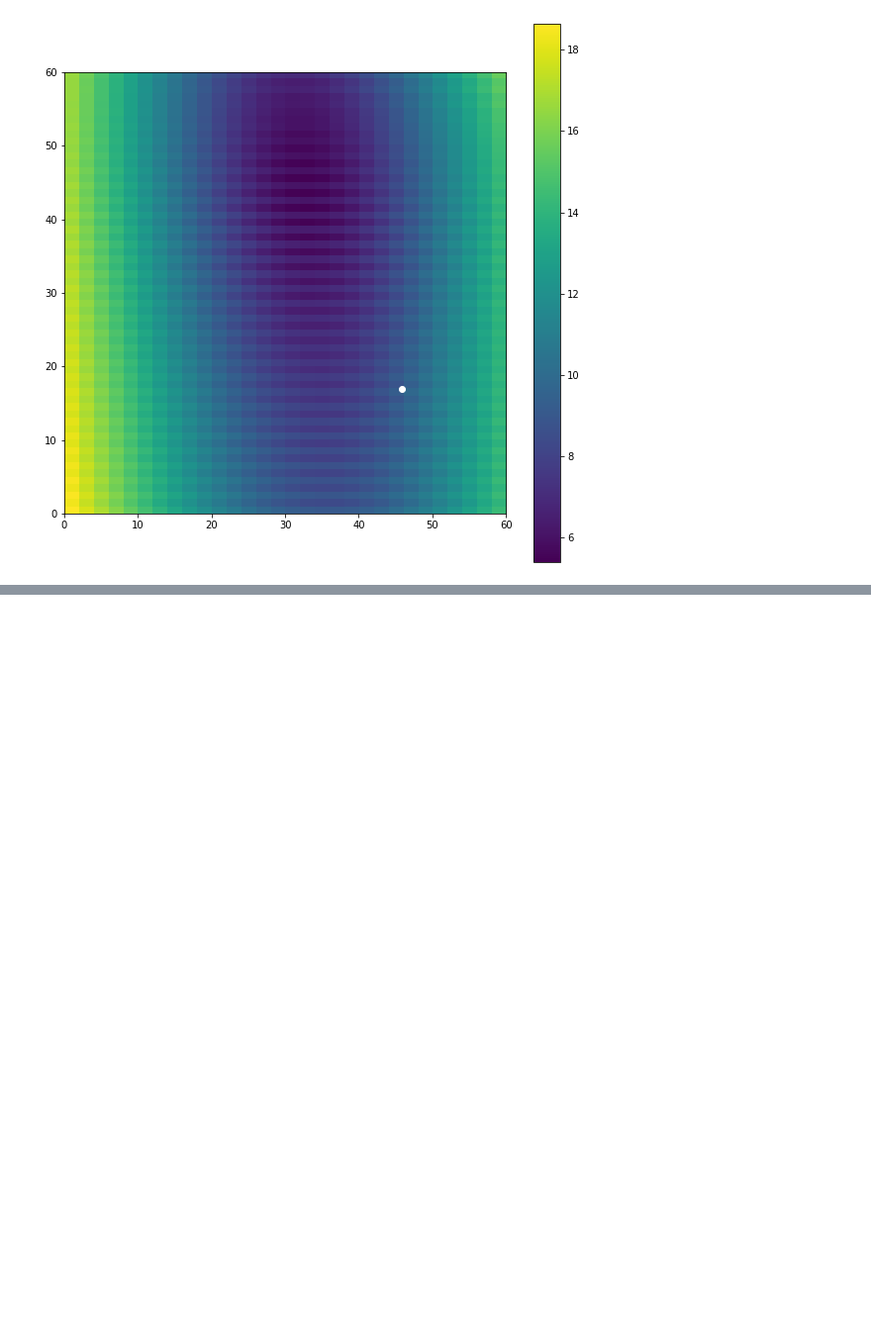
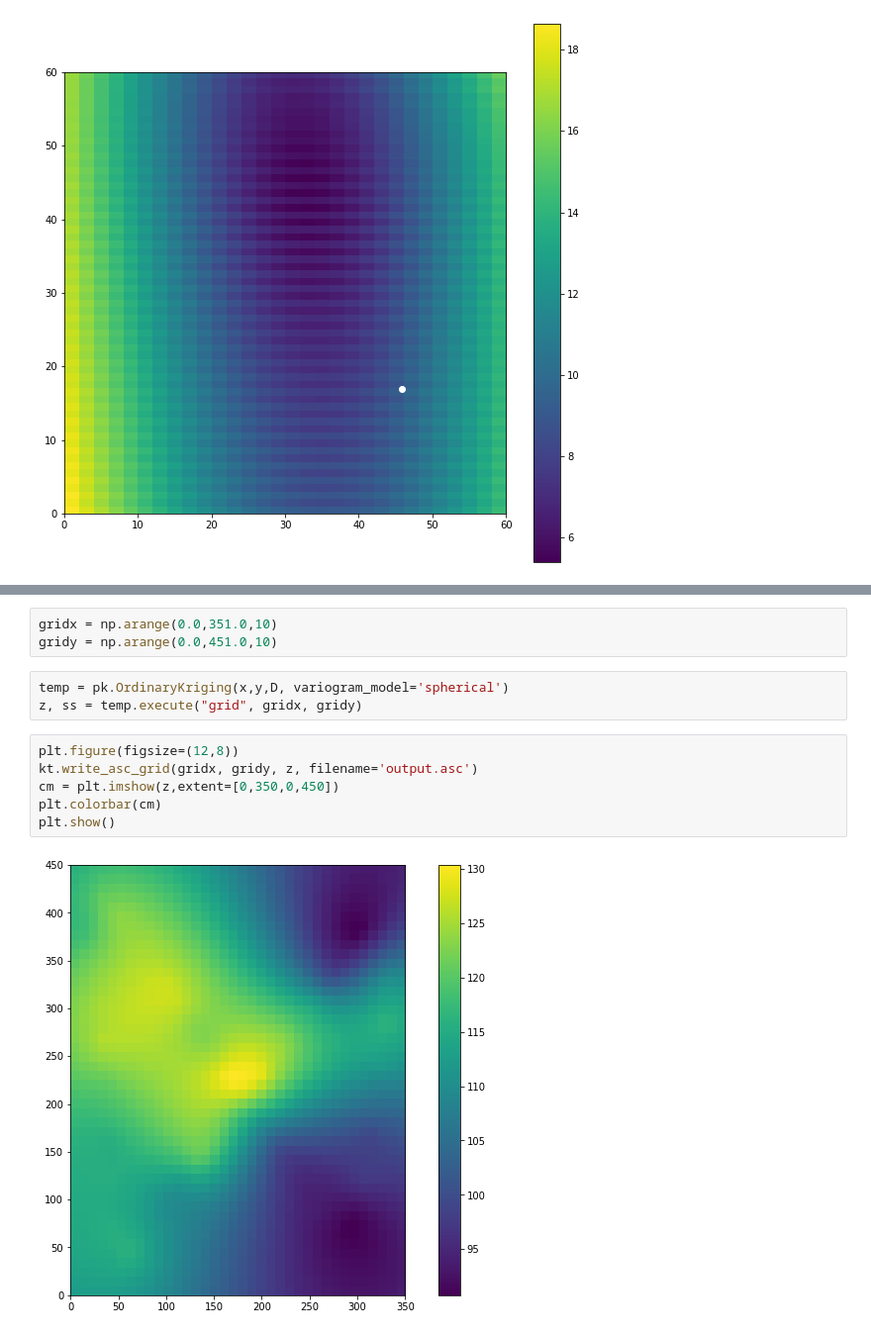
Before and after one commit to eviofekeze/ComputingArtifact, a Jupyter notebook: CompArtifact.ipynb, the cells around one changed output, grey strips where cells are left out. Shown: that part at 99% size. Cells and saved outputs as stored; diff of their text form; blank space fills up the shorter version.

```diff
--- a/CompArtifact.ipynb
+++ b/CompArtifact.ipynb
@@ -591,0 +675,14 @@ $$Term Three \longrightarrow \hat{\sigma}^2 = \frac{1}{N-1} \bigg(\sum{v(x_i) -
+# %%
+gridx = np.arange(0.0,351.0,10)
+gridy = np.arange(0.0,451.0,10)
+# %%
+temp = pk.OrdinaryKriging(x,y,D, variogram_model='spherical')
+z, ss = temp.execute("grid", gridx, gridy)
+# %%
+plt.figure(figsize=(12,8))
+kt.write_asc_grid(gridx, gridy, z, filename='output.asc')
+cm = plt.imshow(z,extent=[0,350,0,450])
+plt.colorbar(cm)
+plt.show()
+# %% [output]
+[figure, added]
```
Also changed, not shown: parts of 29 cells of this notebook.
